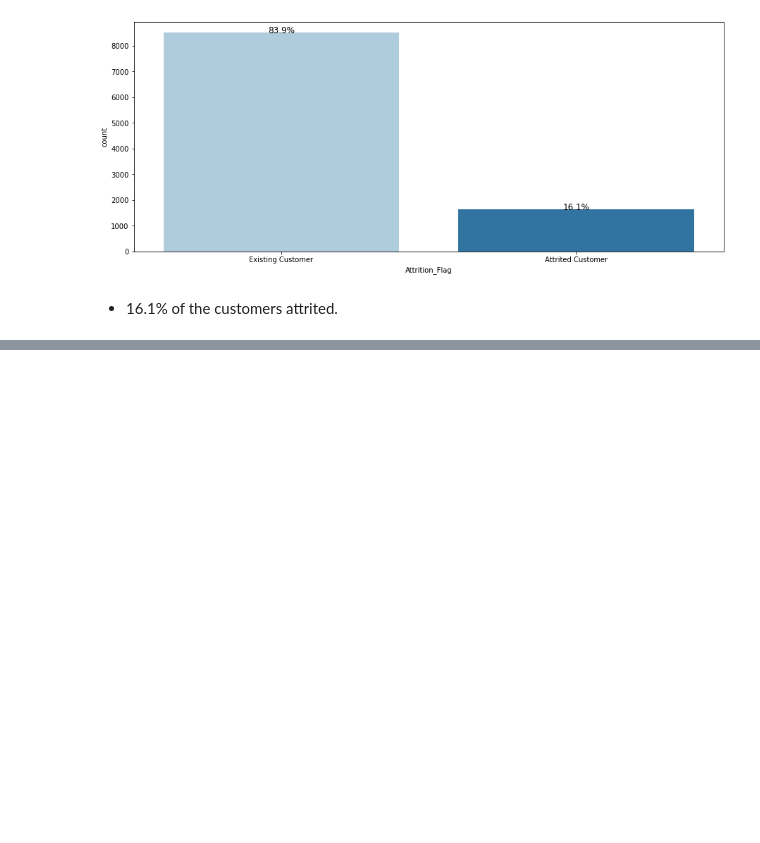
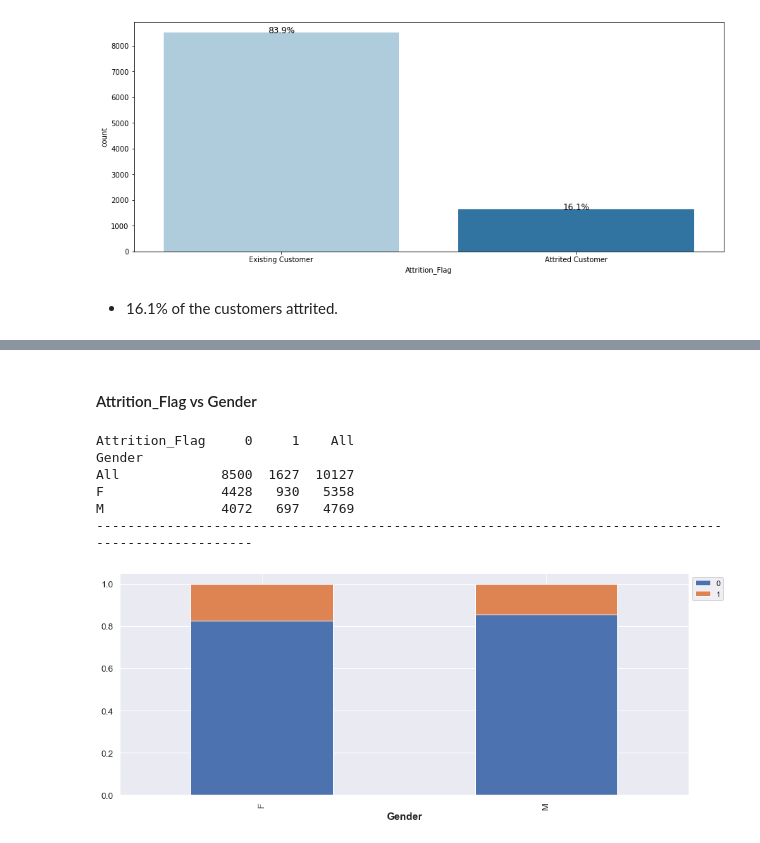
Before and after one commit to dhvanikotecha/Bank-Customer-Churn-Prediction, a Jupyter notebook: Mini Project 2.ipynb, the cells around one changed output, grey strips where cells are left out. Drawn from its saved outputs; the diff is of its cells as text; code cells hidden in the pictures; blank space fills up the shorter version.

```diff
--- a/Mini Project 2.ipynb
+++ b/Mini Project 2.ipynb
@@ -523,0 +543,27 @@ per_on_bar('Attrition_Flag')
+# %%
+# Function to plot stacked bar charts for categorical columns
+
+def stacked_barplot(col):
+    sns.set()
+    tab = pd.crosstab(col,data['Attrition_Flag'],margins=True).sort_values(by=1,ascending=False)
+    print(tab)
+    print('-'*100)
+    tab1 = pd.crosstab(col,data['Attrition_Flag'],normalize='index').sort_values(by=1,ascending=False)
+    tab1.plot(kind='bar', stacked=True, figsize=(15,6))
+    plt.xlabel(col.name,fontsize=15,fontweight='bold')
+    plt.xticks(fontsize=13)
+    plt.yticks(fontsize=13)
+    plt.legend(loc="upper left", bbox_to_anchor=(1,1))
+    plt.show()
+# %% [markdown]
+#### Attrition_Flag vs Gender
+# %%
+stacked_barplot(data['Gender'])
+# %% [output]
+Attrition_Flag     0     1    All
+Gender
+All             8500  1627  10127
+F               4428   930   5358
+M               4072   697   4769
+----------------------------------------------------------------------------------------------------
+[figure, added]
```
Also changed, not shown: parts of 67 cells of this notebook.
